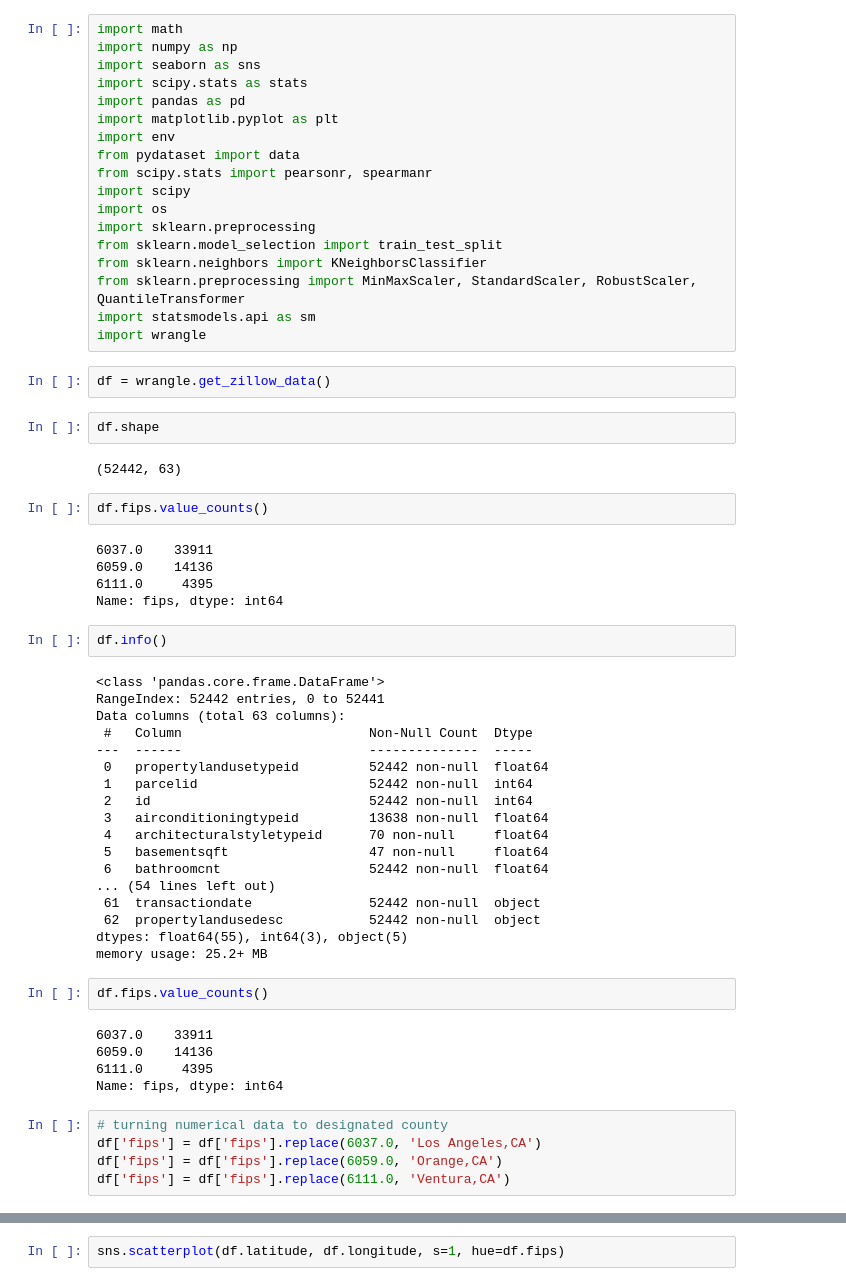
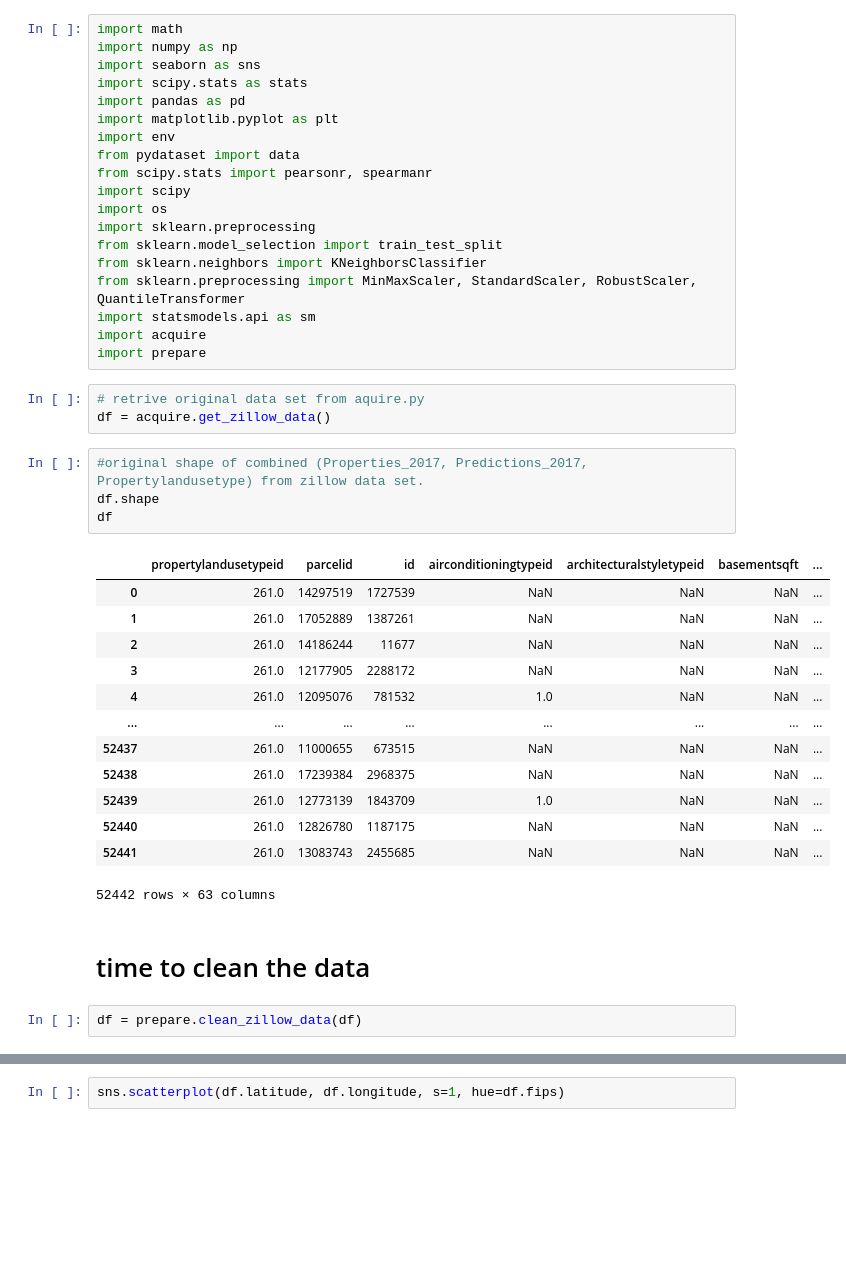
Before and after one commit to EribertoContreras/zillow_estimating_home_value, a Jupyter notebook: All the work.ipynb, the cells around one changed output, grey strips where cells are left out. Saved outputs shown, nothing was run; the diff lists cells and outputs as text; blank space fills up the shorter version.

```diff
--- a/All the work.ipynb
+++ b/All the work.ipynb
@@ -15,49 +15,30 @@ from sklearn.model_selection import train_test_split
 from sklearn.neighbors import KNeighborsClassifier
 from sklearn.preprocessing import MinMaxScaler, StandardScaler, RobustScaler, QuantileTransformer
 import statsmodels.api as sm
-import wrangle
+import acquire
+import prepare
 # %%
-df = wrangle.get_zillow_data()
+# retrive original data set from aquire.py
+df = acquire.get_zillow_data()
 # %%
+#original shape of combined (Properties_2017, Predictions_2017, Propertylandusetype) from zillow data set.
 df.shape
+df
 # %% [output]
+|  | propertylandusetypeid | parcelid | id | airconditioningtypeid | architecturalstyletypeid | basementsqft | ... |
+| 0 | 261.0 | 14297519 | 1727539 | NaN | NaN | NaN | ... |
+| 1 | 261.0 | 17052889 | 1387261 | NaN | NaN | NaN | ... |
+| 2 | 261.0 | 14186244 | 11677 | NaN | NaN | NaN | ... |
+| 3 | 261.0 | 12177905 | 2288172 | NaN | NaN | NaN | ... |
+| 4 | 261.0 | 12095076 | 781532 | 1.0 | NaN | NaN | ... |
+| ... | ... | ... | ... | ... | ... | ... | ... |
+| 52437 | 261.0 | 11000655 | 673515 | NaN | NaN | NaN | ... |
+| 52438 | 261.0 | 17239384 | 2968375 | NaN | NaN | NaN | ... |
+| 52439 | 261.0 | 12773139 | 1843709 | 1.0 | NaN | NaN | ... |
+| 52440 | 261.0 | 12826780 | 1187175 | NaN | NaN | NaN | ... |
+| 52441 | 261.0 | 13083743 | 2455685 | NaN | NaN | NaN | ... |
-(52442, 63)
+52442 rows × 63 columns
-# %%
-df.fips.value_counts()
-# %% [output]
-6037.0    33911
-6059.0    14136
-6111.0     4395
-Name: fips, dtype: int64
-# %%
-df.info()
-# %% [output]
-<class 'pandas.core.frame.DataFrame'>
-RangeIndex: 52442 entries, 0 to 52441
-Data columns (total 63 columns):
- #   Column                        Non-Null Count  Dtype
----  ------                        --------------  -----
- 0   propertylandusetypeid         52442 non-null  float64
- 1   parcelid                      52442 non-null  int64
- 2   id                            52442 non-null  int64
- 3   airconditioningtypeid         13638 non-null  float64
- 4   architecturalstyletypeid      70 non-null     float64
- 5   basementsqft                  47 non-null     float64
- 6   bathroomcnt                   52442 non-null  float64
-... (54 lines left out)
- 61  transactiondate               52442 non-null  object
- 62  propertylandusedesc           52442 non-null  object
-dtypes: float64(55), int64(3), object(5)
-memory usage: 25.2+ MB
+# %% [markdown]
+# time to clean the data
 # %%
-df.fips.value_counts()
+df = prepare.clean_zillow_data(df)
-# %% [output]
-6037.0    33911
-6059.0    14136
-6111.0     4395
-Name: fips, dtype: int64
-# %%
-# turning numerical data to designated county
-df['fips'] = df['fips'].replace(6037.0, 'Los Angeles,CA')
-df['fips'] = df['fips'].replace(6059.0, 'Orange,CA')
-df['fips'] = df['fips'].replace(6111.0, 'Ventura,CA')
```
Also changed, not shown: parts of 4 cells of this notebook, 4 other files.
